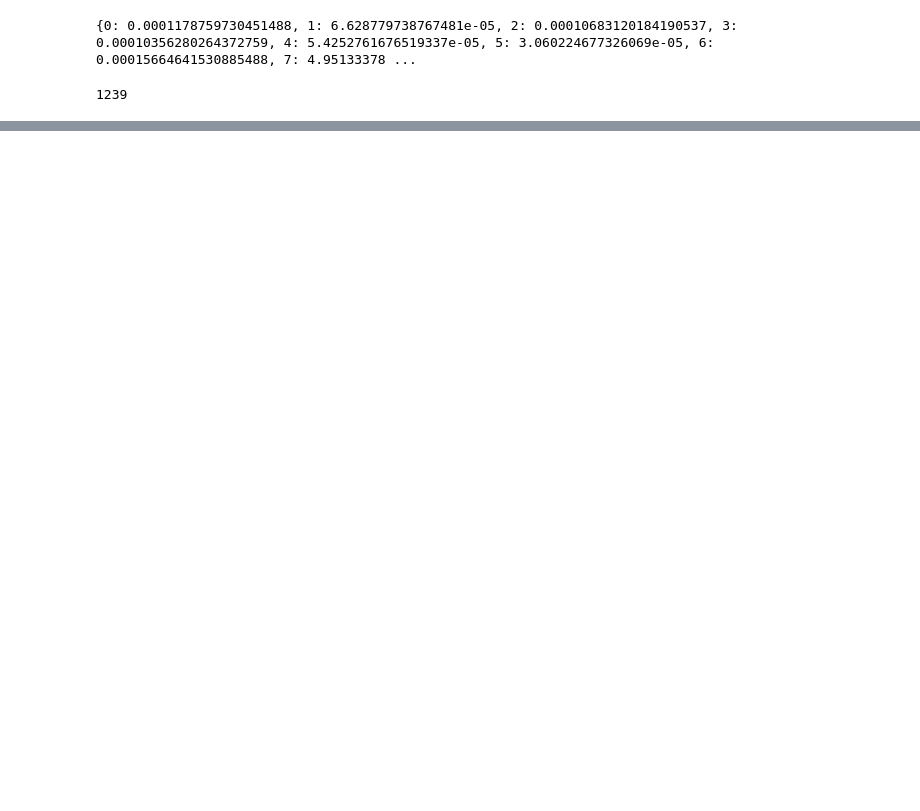
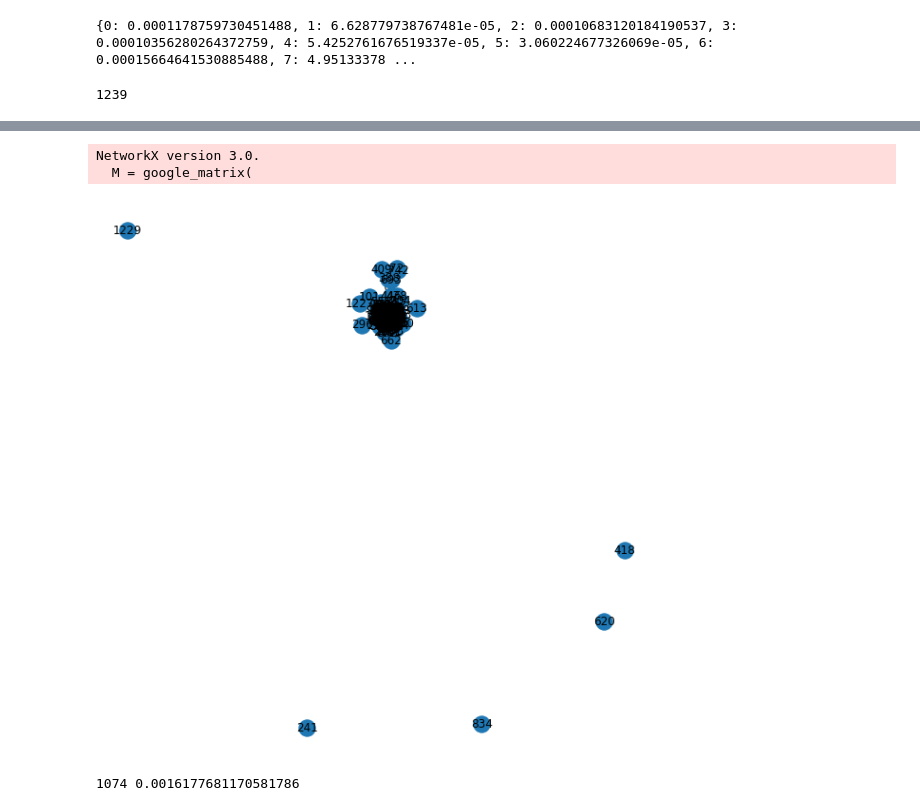
Before and after one commit to ahsun-tariq/591-newyork-times, a Jupyter notebook: project.ipynb, the cells around one changed output, grey strips where cells are left out. Saved outputs shown, nothing was run; the diff lists cells and outputs as text; code cells hidden in the pictures; blank space fills up the shorter version.

Commit message:
author graph

```diff
--- a/project.ipynb
+++ b/project.ipynb
@@ -400,11 +416,12 @@ a = "by Akshaya Venkatesh, Deep Kiran and Aish Sharma"
 # %%
-import re
+authors_to_users = {author:set({}) for author in authors}
 # %%
-names = ''
-names = a[3:]
-print(names)
-names = names.lower()
-if ',' or 'and' in names:
-    names = re.split(', | and ', names)
-print(names)
+current_locations = []
+for ID in comments:
+    articleID = comments[ID]["articleID"]
+    authors = articles[articleID]['byline']
+    authors = set(re.split(', | and ', authors[3:].lower()))
+    for author in authors:
+        authors_to_users[author].add(comments[ID]["userID"])
+print(len(authors_to_users))
 # %% [output]
@@ -412,0 +450,23 @@ Akshaya Venkatesh, Deep Kiran and Aish Sharma
+# %%
+entities_of_author_graph = []
+for author in authors_to_users:
+    entities_of_author_graph.append(hnx.Entity(author,authors_to_users[author]))
+
+E = hnx.EntitySet('author_users',elements=entities_of_author_graph)
+H = hnx.Hypergraph(E,static=True)
+# %%
+linegraph = H.get_linegraph(1, edges=True, use_nwhy=True)
+# %%
+pagerank_authors = nx.pagerank_numpy(linegraph)
+# %% [output]
+NetworkX version 3.0.
+  M = google_matrix(
+# %%
+nx.draw(linegraph,with_labels = True)
+# %% [output]
+[figure, added]
+# %%
+max_key = max(pagerank_authors, key=pagerank_authors.get)
+print(max_key, pagerank_authors[max_key])
+# %% [output]
+1074 0.0016177681170581786
```
Also changed, not shown: parts of 11 cells of this notebook.
